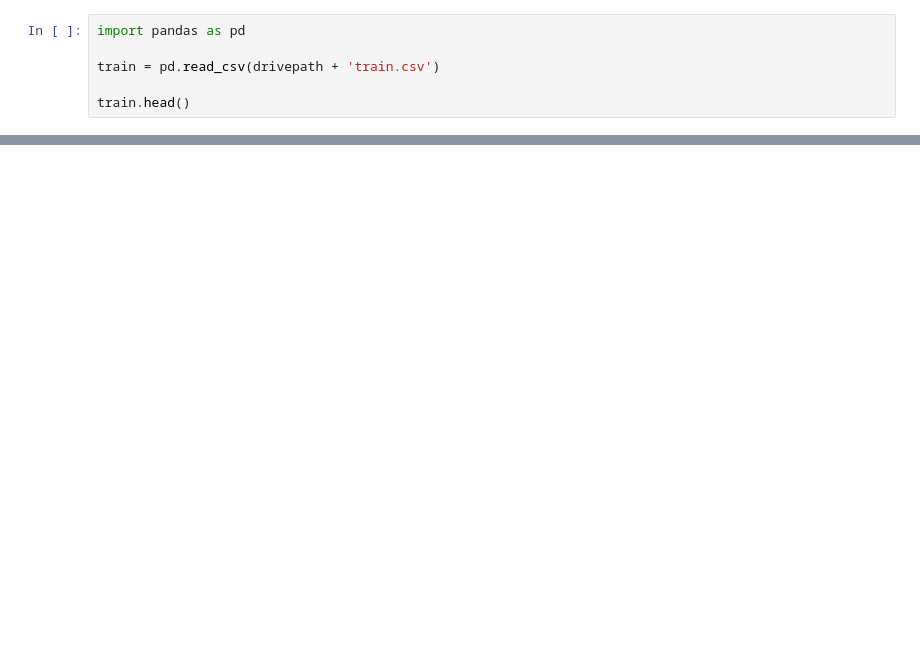
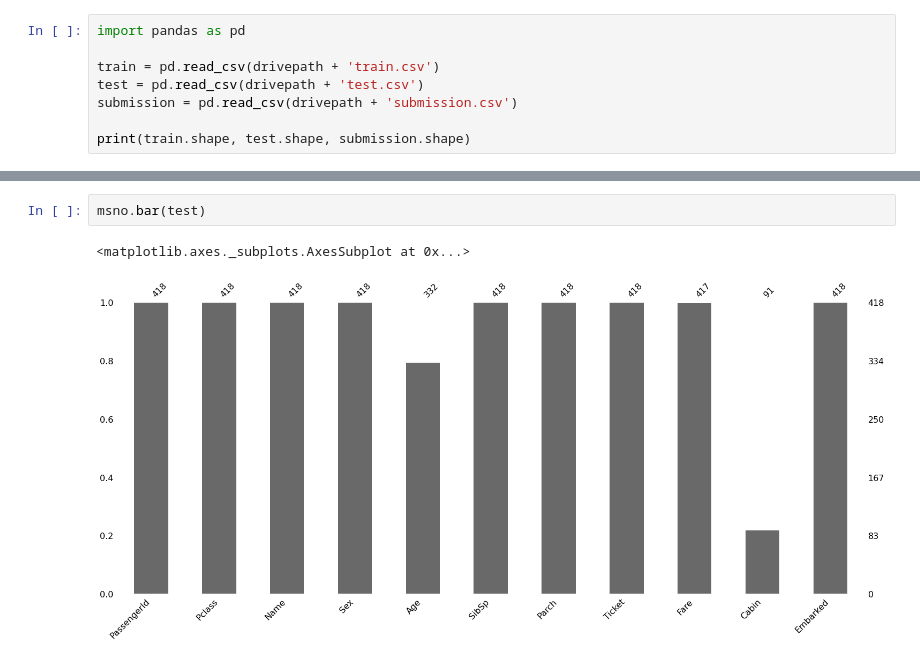
Before and after one commit to 10KimJunGu/ai, a Jupyter notebook: 타이타닉.ipynb, the cells around one changed output, grey strips where cells are left out. Drawn from its saved outputs; the diff is of its cells as text; blank space fills up the shorter version.

```diff
--- a/타이타닉.ipynb
+++ b/타이타닉.ipynb
@@ -12,6 +12,8 @@ Mounted at /gdrive/
 import pandas as pd
 
 train = pd.read_csv(drivepath + 'train.csv')
+test = pd.read_csv(drivepath + 'test.csv')
+submission = pd.read_csv(drivepath + 'submission.csv')
 
-train.head()
+print(train.shape, test.shape, submission.shape)
 # %% [output]
@@ -23,0 +105,5 @@ train.head()
+# %%
+msno.bar(test)
+# %% [output]
+<matplotlib.axes._subplots.AxesSubplot at 0x...>
+[figure, added]
```
Also changed, not shown: parts of 47 cells of this notebook.
